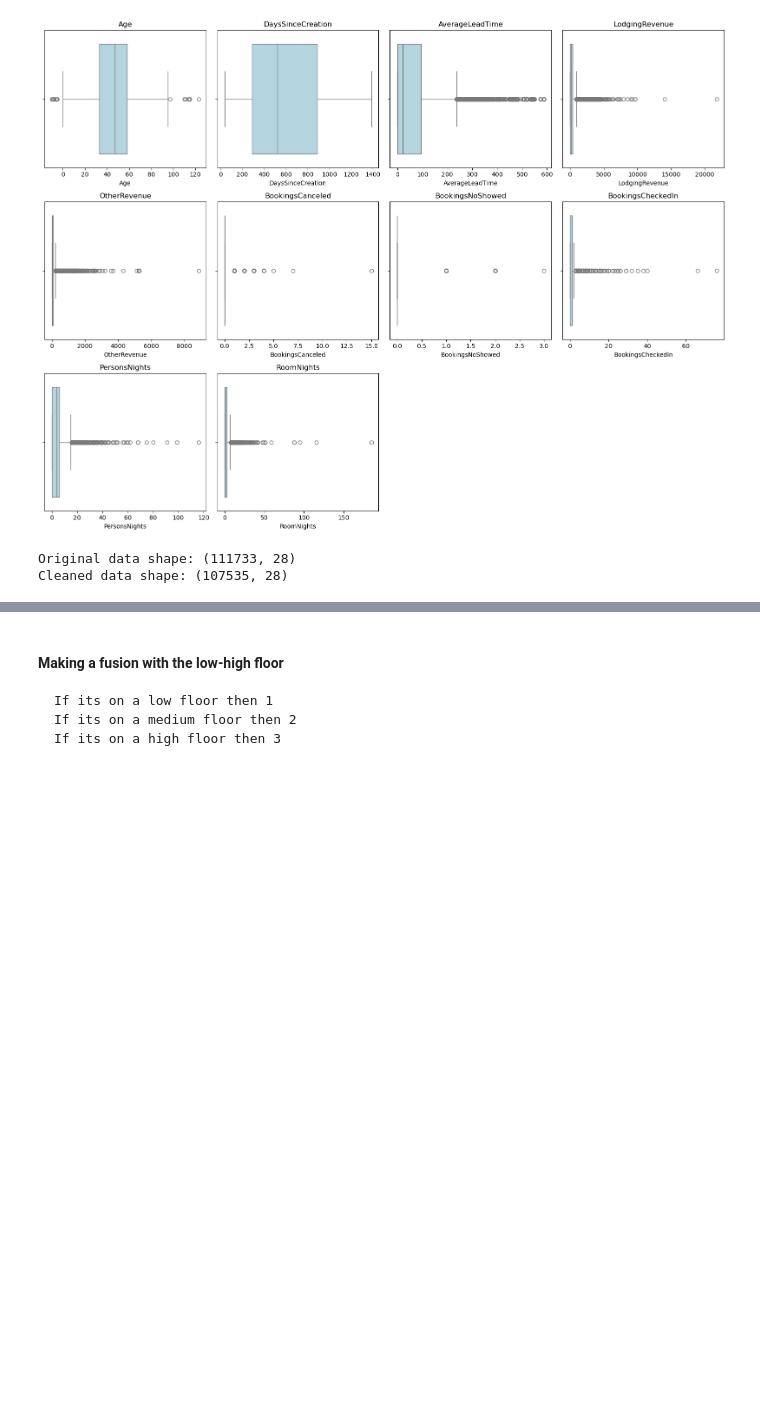
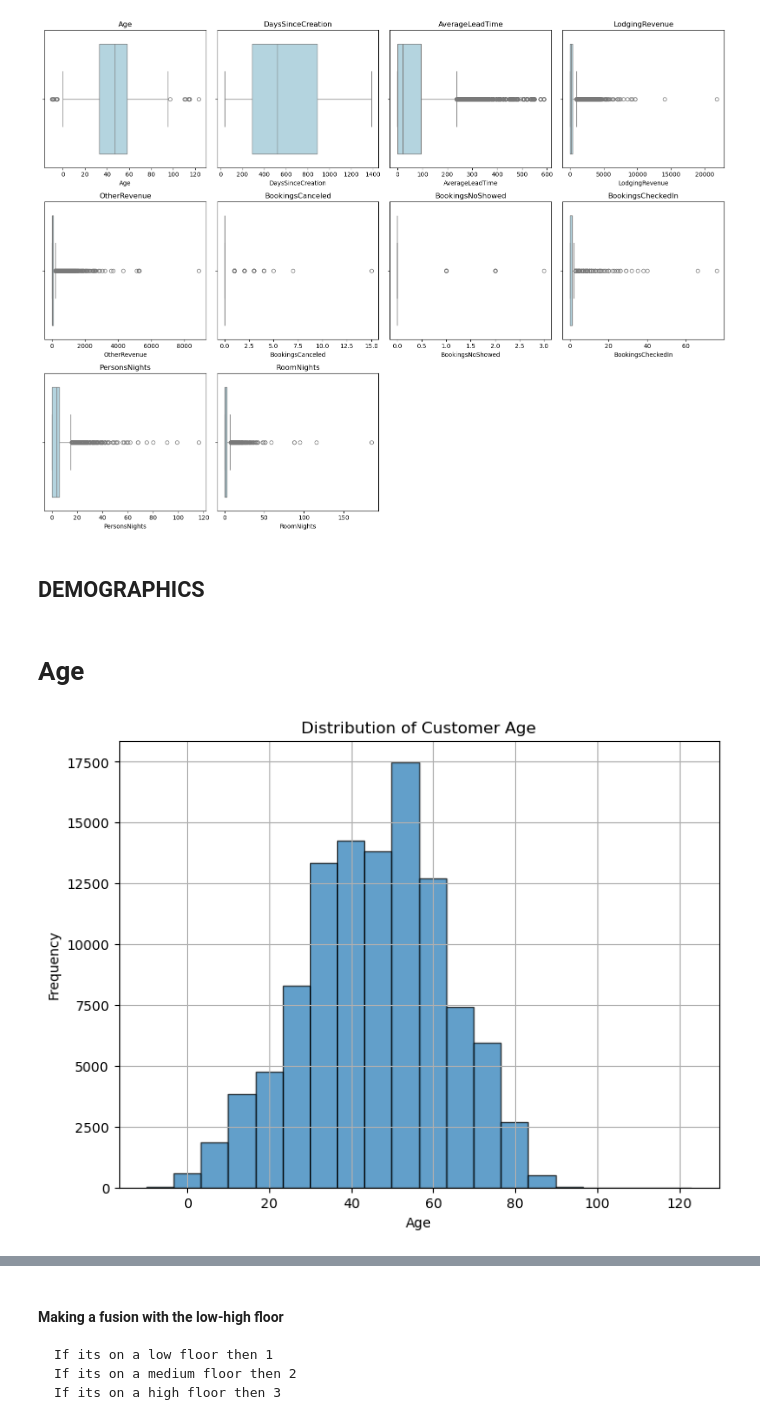
Before and after one commit to RubenCMarques/Hotel-Customer-Segmentation, a Jupyter notebook: Notebooks/Main_notebook.ipynb, the cells around one changed output, grey strips where cells are left out. Saved outputs shown, nothing was run; the diff lists cells and outputs as text; code cells hidden in the pictures; blank space fills up the shorter version.

Commit message:
Worked on Behavioural Data, Demographics and Revenue

```diff
--- a/Notebooks/Main_notebook.ipynb
+++ b/Notebooks/Main_notebook.ipynb
@@ -243,14 +243,17 @@ plt.tight_layout()
 plt.show()
 # %% [output]
 [figure]
-# %%
-
-# Filter out rows where any numerical column has a value less than 0
-data_cleaned = data[(data[data_num.columns] >= 0).all(axis=1)]
-
-# Check the shape of the cleaned data to see how many rows are removed
-print(f"Original data shape: {data.shape}")
-print(f"Cleaned data shape: {data_cleaned.shape}")
-# %% [output]
-Original data shape: (111733, 28)
-Cleaned data shape: (107535, 28)
+# %% [markdown]
+## DEMOGRAPHICS
+# %% [markdown]
+# Age
+# %%
+plt.figure(figsize=(8, 6))
+plt.hist(data_num['Age'], bins=20, edgecolor='black', alpha=0.7)
+plt.title('Distribution of Customer Age')
+plt.xlabel('Age')
+plt.ylabel('Frequency')
+plt.grid(True)
+plt.show()
+# %% [output]
+[figure, added]
```
Also changed, not shown: parts of 20 cells of this notebook.
